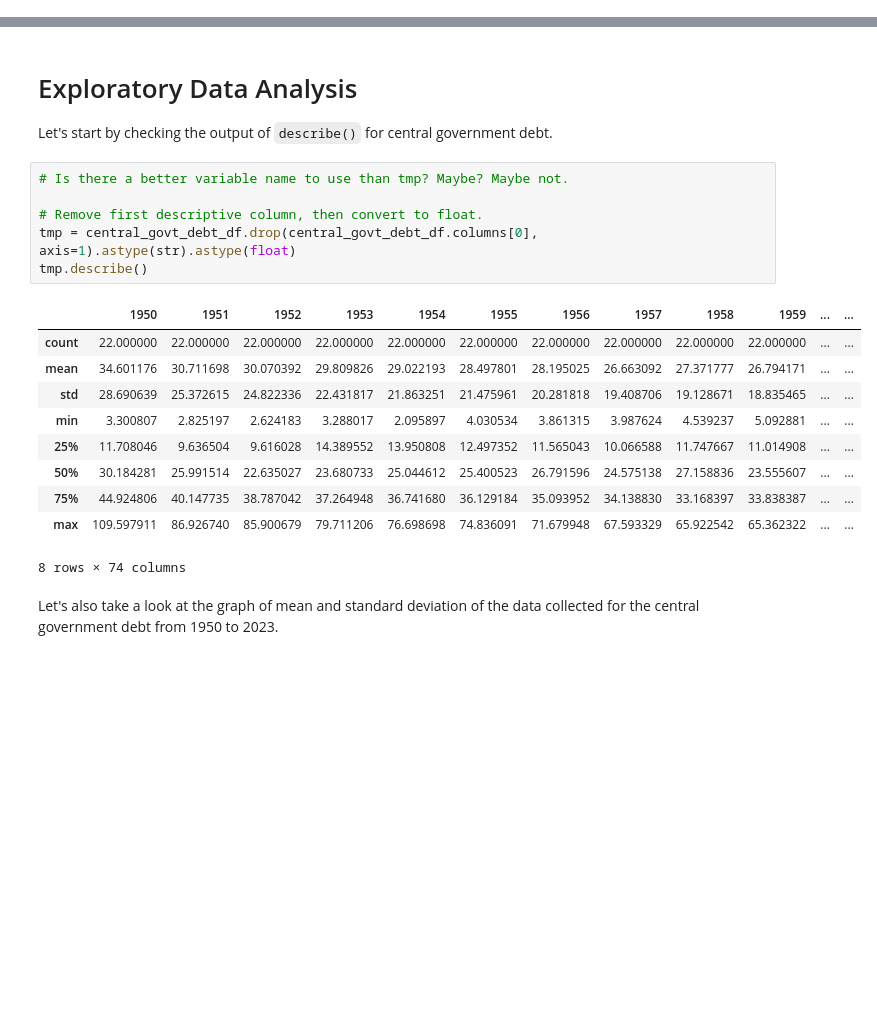
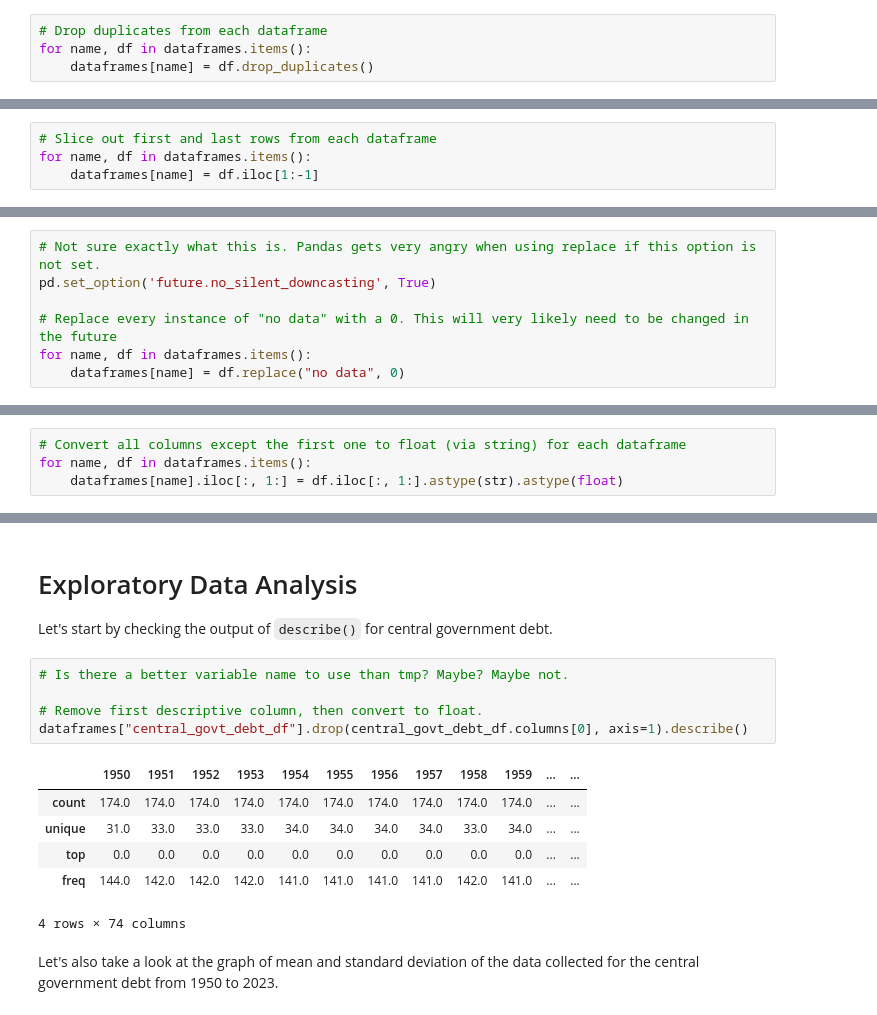
Before and after one commit to kurealnum/dsrp-2025, a Jupyter notebook: DSRP_Global_Debt.ipynb, the cells around one changed output, grey strips where cells are left out. Cells and saved outputs as stored; diff of their text form; blank space fills up the shorter version.

```diff
--- a/DSRP_Global_Debt.ipynb
+++ b/DSRP_Global_Debt.ipynb
@@ -162,0 +157,4 @@ tmp_df.dropna()
+# %%
+# Drop duplicates from each dataframe
+for name, df in dataframes.items():
+    dataframes[name] = df.drop_duplicates()
@@ -162,0 +163,4 @@ tmp_df.dropna()
+# %%
+# Slice out first and last rows from each dataframe
+for name, df in dataframes.items():
+    dataframes[name] = df.iloc[1:-1]
@@ -162,0 +169,7 @@ tmp_df.dropna()
+# %%
+# Not sure exactly what this is. Pandas gets very angry when using replace if this option is not set.
+pd.set_option('future.no_silent_downcasting', True)
+
+# Replace every instance of "no data" with a 0. This will very likely need to be changed in the future
+for name, df in dataframes.items():
+    dataframes[name] = df.replace("no data", 0)
@@ -163 +178,5 @@ tmp_df.dropna()
+# %%
+# Convert all columns except the first one to float (via string) for each dataframe
+for name, df in dataframes.items():
+    dataframes[name].iloc[:, 1:] = df.iloc[:, 1:].astype(str).astype(float)
 # %% [markdown]
@@ -349,20 +368,15 @@ Let's start by checking the output of `describe()` for central government debt.
 # %%
 # Is there a better variable name to use than tmp? Maybe? Maybe not.
 
 # Remove first descriptive column, then convert to float.
-tmp = central_govt_debt_df.drop(central_govt_debt_df.columns[0], axis=1).astype(str).astype(float)
-tmp.describe()
+dataframes["central_govt_debt_df"].drop(central_govt_debt_df.columns[0], axis=1).describe()
 # %% [output]
 |  | 1950 | 1951 | 1952 | 1953 | 1954 | 1955 | 1956 | 1957 | 1958 | 1959 | ... | ... |
-| count | 22.000000 | 22.000000 | 22.000000 | 22.000000 | 22.000000 | 22.000000 | 22.000000 | 22.000000 | 22.000000 | 22.000000 | ... | ... |
-| mean | 34.601176 | 30.711698 | 30.070392 | 29.809826 | 29.022193 | 28.497801 | 28.195025 | 26.663092 | 27.371777 | 26.794171 | ... | ... |
-| std | 28.690639 | 25.372615 | 24.822336 | 22.431817 | 21.863251 | 21.475961 | 20.281818 | 19.408706 | 19.128671 | 18.835465 | ... | ... |
-| min | 3.300807 | 2.825197 | 2.624183 | 3.288017 | 2.095897 | 4.030534 | 3.861315 | 3.987624 | 4.539237 | 5.092881 | ... | ... |
-| 25% | 11.708046 | 9.636504 | 9.616028 | 14.389552 | 13.950808 | 12.497352 | 11.565043 | 10.066588 | 11.747667 | 11.014908 | ... | ... |
-| 50% | 30.184281 | 25.991514 | 22.635027 | 23.680733 | 25.044612 | 25.400523 | 26.791596 | 24.575138 | 27.158836 | 23.555607 | ... | ... |
-| 75% | 44.924806 | 40.147735 | 38.787042 | 37.264948 | 36.741680 | 36.129184 | 35.093952 | 34.138830 | 33.168397 | 33.838387 | ... | ... |
-| max | 109.597911 | 86.926740 | 85.900679 | 79.711206 | 76.698698 | 74.836091 | 71.679948 | 67.593329 | 65.922542 | 65.362322 | ... | ... |
+| count | 174.0 | 174.0 | 174.0 | 174.0 | 174.0 | 174.0 | 174.0 | 174.0 | 174.0 | 174.0 | ... | ... |
+| unique | 31.0 | 33.0 | 33.0 | 33.0 | 34.0 | 34.0 | 34.0 | 34.0 | 33.0 | 34.0 | ... | ... |
+| top | 0.0 | 0.0 | 0.0 | 0.0 | 0.0 | 0.0 | 0.0 | 0.0 | 0.0 | 0.0 | ... | ... |
+| freq | 144.0 | 142.0 | 142.0 | 142.0 | 141.0 | 141.0 | 141.0 | 141.0 | 142.0 | 141.0 | ... | ... |
-8 rows × 74 columns
+4 rows × 74 columns
 # %% [markdown]
 Let's also take a look at the graph of mean and standard deviation of the data collected for the central government debt from 1950 to 2023.
 # %%
```
Also changed, not shown: parts of 24 cells of this notebook.
